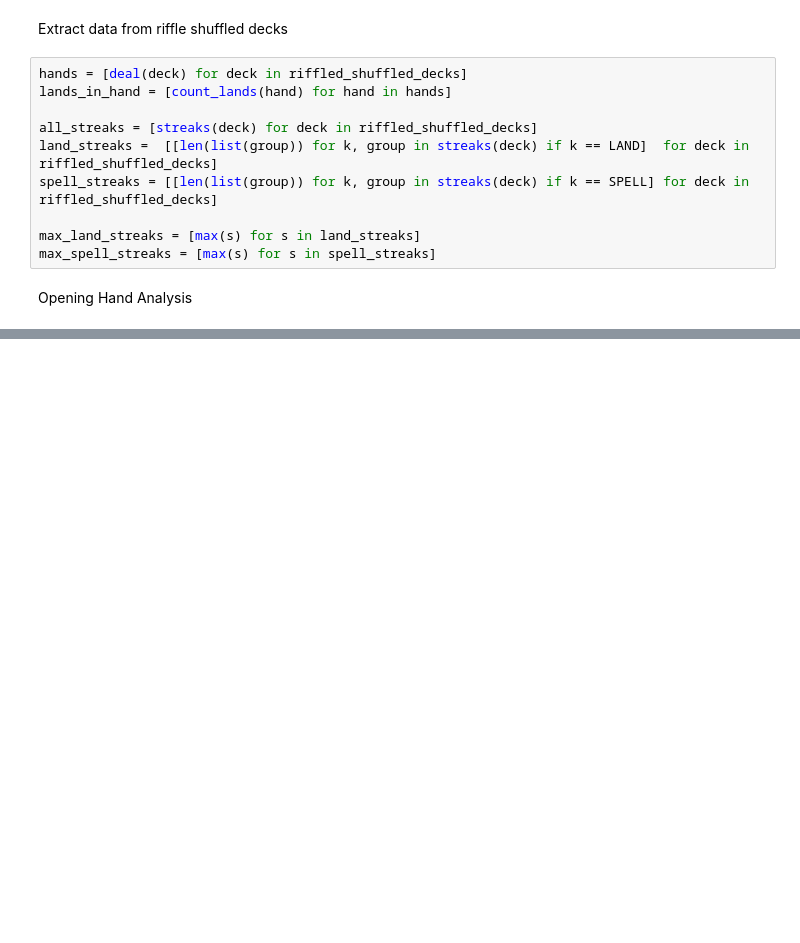
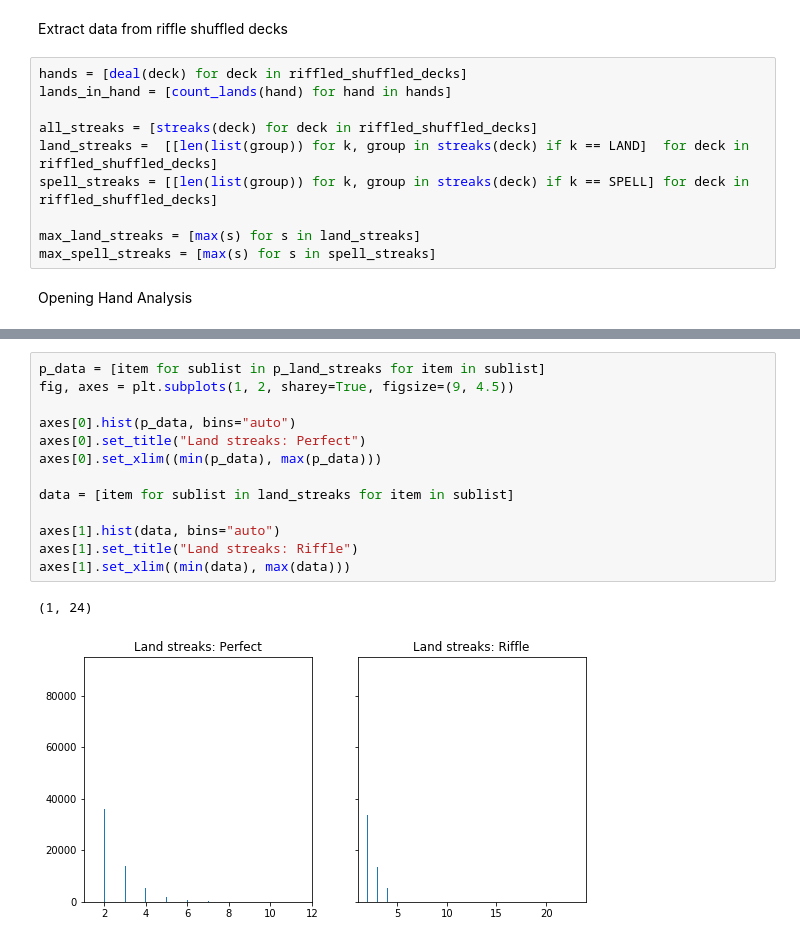
Before and after one commit to juanibiapina/shuffle, a Jupyter notebook: Shuffle Analysis.ipynb, the cells around one changed output, grey strips where cells are left out. Cells and saved outputs as stored; diff of their text form; blank space fills up the shorter version.

Commit message:
Add two more graphs

```diff
--- a/Shuffle Analysis.ipynb
+++ b/Shuffle Analysis.ipynb
@@ -255,0 +256,16 @@ axes[1].set_xlim((min(max_spell_streaks), max(max_spell_streaks)))
+# %%
+p_data = [item for sublist in p_land_streaks for item in sublist]
+fig, axes = plt.subplots(1, 2, sharey=True, figsize=(9, 4.5))
+
+axes[0].hist(p_data, bins="auto")
+axes[0].set_title("Land streaks: Perfect")
+axes[0].set_xlim((min(p_data), max(p_data)))
+
+data = [item for sublist in land_streaks for item in sublist]
+
+axes[1].hist(data, bins="auto")
+axes[1].set_title("Land streaks: Riffle")
+axes[1].set_xlim((min(data), max(data)))
+# %% [output]
+(1, 24)
+[figure, added]
```
Also changed, not shown: parts of 4 cells of this notebook.
